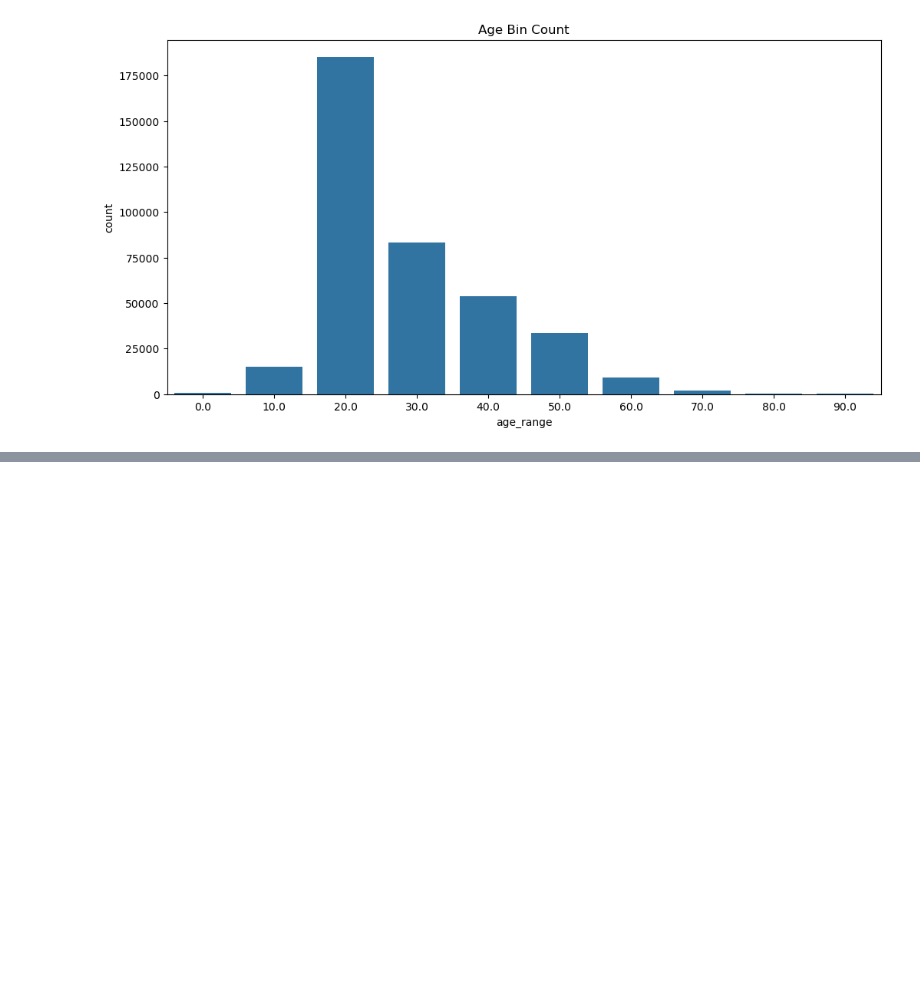
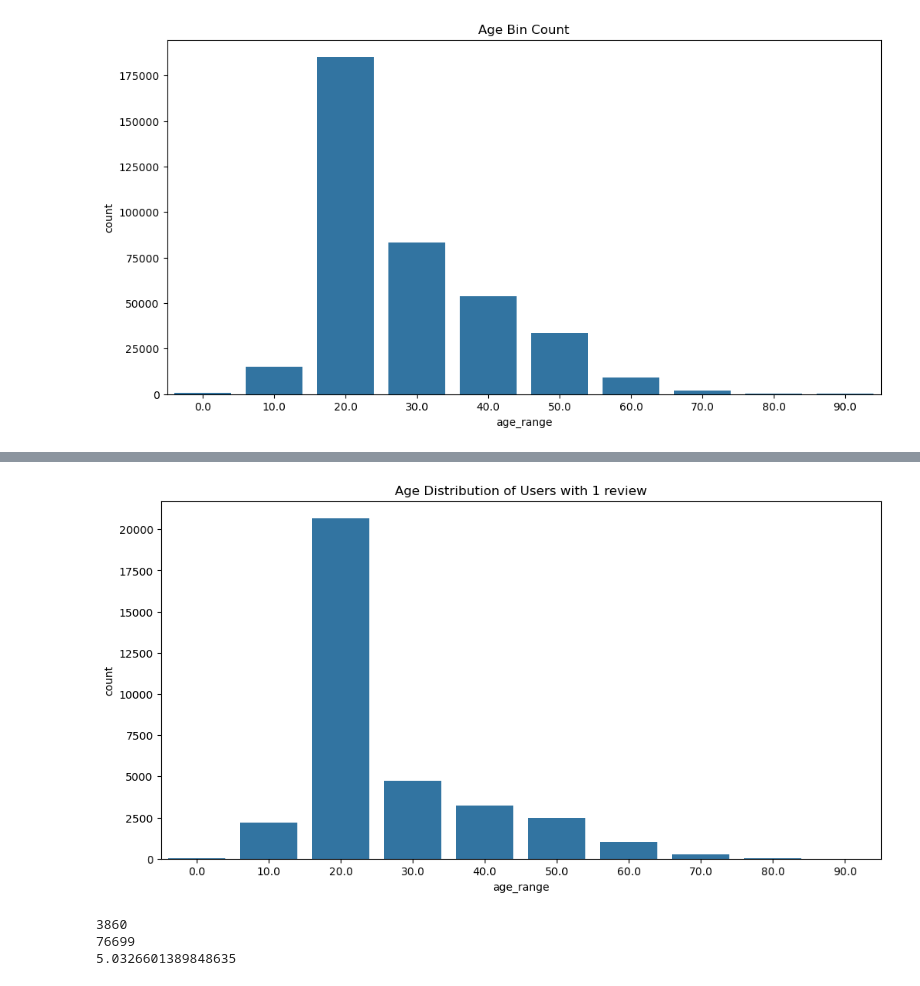
Before and after one commit to boostcampaitech7/level2-bookratingprediction-recsys-02, a Jupyter notebook: eda/eda_dj.ipynb, the cells around one changed output, grey strips where cells are left out. Cells and saved outputs as stored; diff of their text form; code cells hidden in the pictures; blank space fills up the shorter version.

```diff
--- a/eda/eda_dj.ipynb
+++ b/eda/eda_dj.ipynb
@@ -265,0 +284,19 @@ plt.show()
+# %%
+# 리뷰 1개인 유저의 나이 분포
+plt.figure(figsize=(12, 6))
+sns.countplot(x='age_range', data=users[users.index.isin(one_review_user)])
+plt.title('Age Distribution of Users with 1 review')
+plt.show()
+# %% [output]
+[figure, added]
+# %%
+# 리뷰 1개인 유저 test에 몇번 등장하는지
+one_review_user_test = test_ratings[test_ratings['user_id'].isin(one_review_user)]
+print(len(one_review_user_test))
+print(len(test_ratings))
+# 비율
+print(len(one_review_user_test) / len(test_ratings) * 100)
+# %% [output]
+3860
+76699
+5.0326601389848635
```
Also changed, not shown: parts of 2 cells of this notebook.
